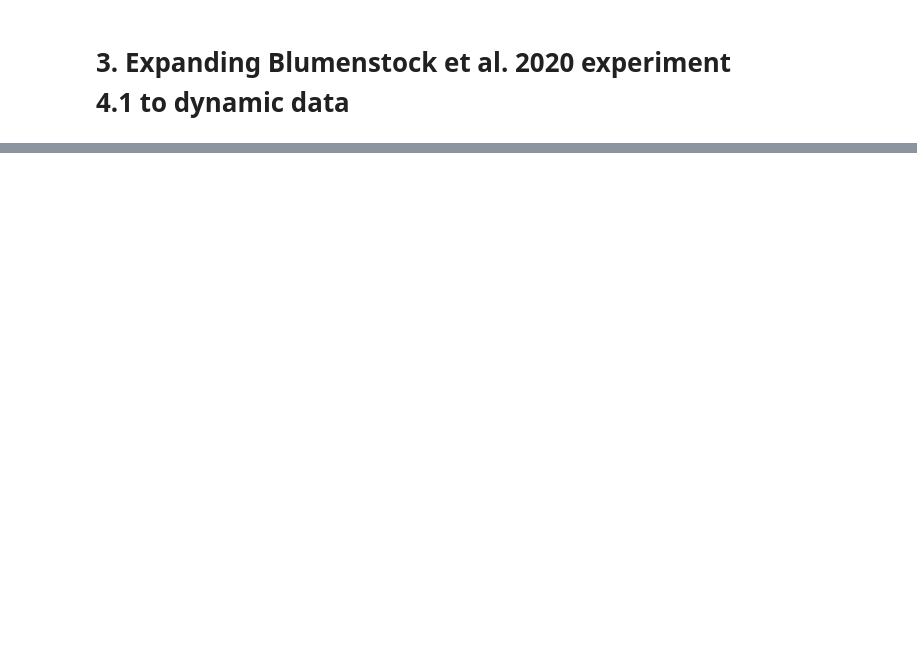
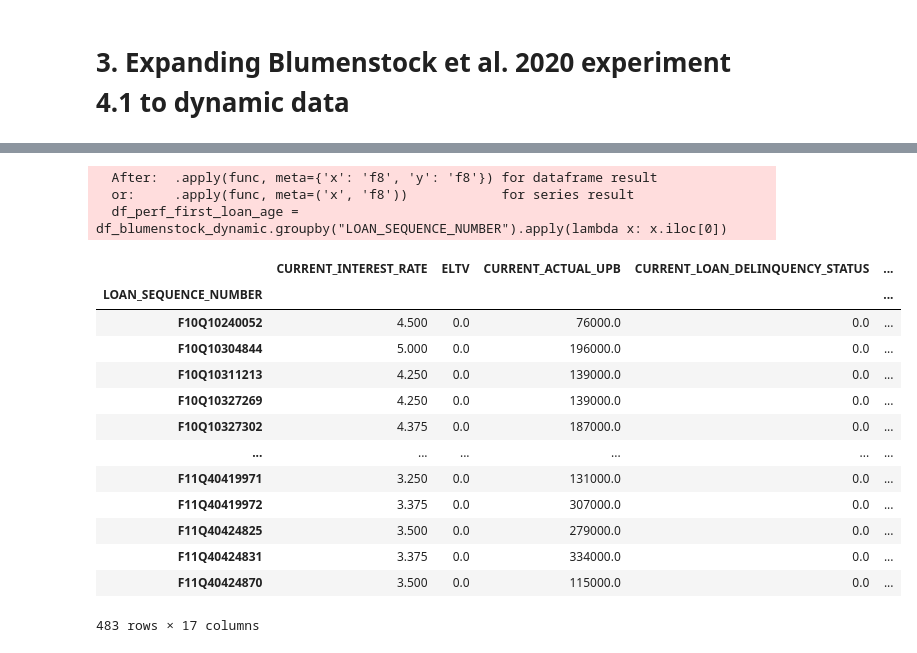
Before and after one commit to madkerpe/freddie-mac-single-family-loan-level-dataset, a Jupyter notebook: main_FREDDIEMAC.ipynb, the cells around one changed output, grey strips where cells are left out. Cells and saved outputs as stored; diff of their text form; code cells hidden in the pictures; blank space fills up the shorter version.

```diff
--- a/main_FREDDIEMAC.ipynb
+++ b/main_FREDDIEMAC.ipynb
@@ -194,0 +263,23 @@ df_blumenstock_dynamic.head(100)
+# %%
+df_perf_first_loan_age = df_blumenstock_dynamic.groupby("LOAN_SEQUENCE_NUMBER").apply(lambda x: x.iloc[0])
+# %% [output]
+  After:  .apply(func, meta={'x': 'f8', 'y': 'f8'}) for dataframe result
+  or:     .apply(func, meta=('x', 'f8'))            for series result
+  df_perf_first_loan_age = df_blumenstock_dynamic.groupby("LOAN_SEQUENCE_NUMBER").apply(lambda x: x.iloc[0])
+# %%
+df_perf_first_loan_age[df_perf_first_loan_age["LOAN_AGE"] == 2].compute()
+# %% [output]
+|  | CURRENT_INTEREST_RATE | ELTV | CURRENT_ACTUAL_UPB | CURRENT_LOAN_DELINQUENCY_STATUS | ... |
+| LOAN_SEQUENCE_NUMBER |  |  |  |  | ... |
+| F10Q10240052 | 4.500 | 0.0 | 76000.0 | 0.0 | ... |
+| F10Q10304844 | 5.000 | 0.0 | 196000.0 | 0.0 | ... |
+| F10Q10311213 | 4.250 | 0.0 | 139000.0 | 0.0 | ... |
+| F10Q10327269 | 4.250 | 0.0 | 139000.0 | 0.0 | ... |
+| F10Q10327302 | 4.375 | 0.0 | 187000.0 | 0.0 | ... |
+| ... | ... | ... | ... | ... | ... |
+| F11Q40419971 | 3.250 | 0.0 | 131000.0 | 0.0 | ... |
+| F11Q40419972 | 3.375 | 0.0 | 307000.0 | 0.0 | ... |
+| F11Q40424825 | 3.500 | 0.0 | 279000.0 | 0.0 | ... |
+| F11Q40424831 | 3.375 | 0.0 | 334000.0 | 0.0 | ... |
+| F11Q40424870 | 3.500 | 0.0 | 115000.0 | 0.0 | ... |
+483 rows × 17 columns
```
Also changed, not shown: parts of 16 cells of this notebook, 4 other files.
